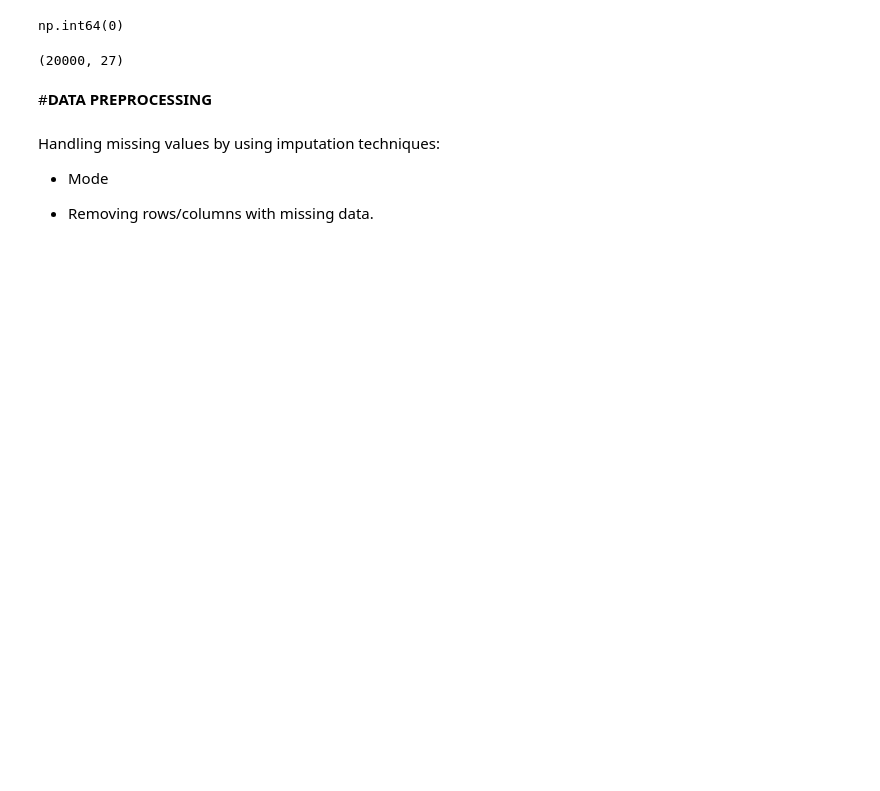
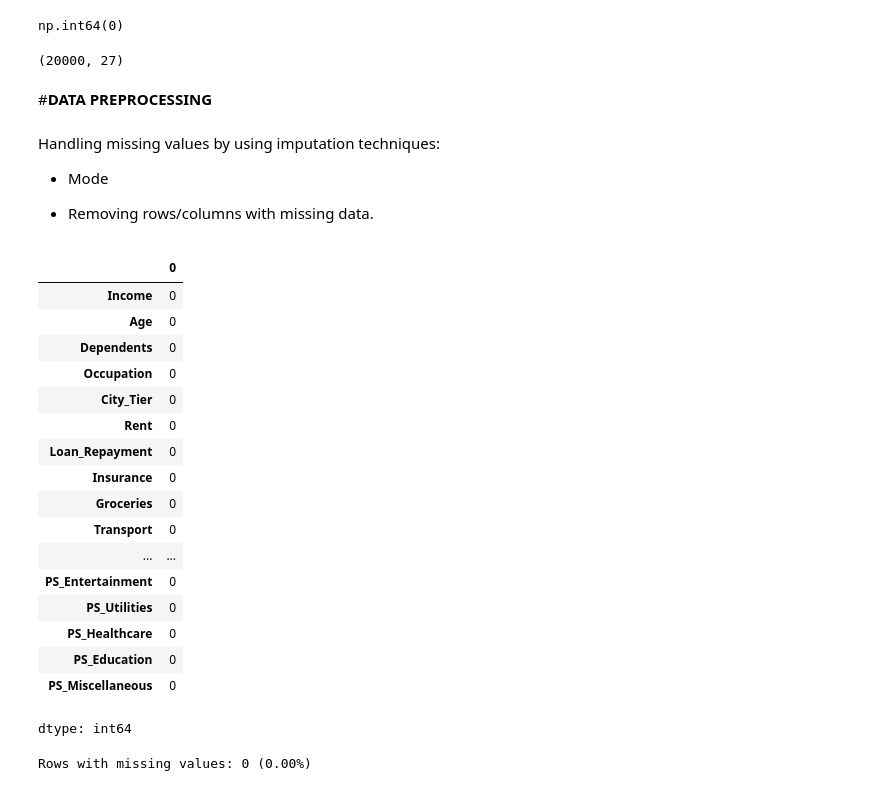
Before and after one commit to Sajuranjith/Indian-Personal-Finance-and-Spending-Habits, a Jupyter notebook: Indian_Personal_Finance_and_Spending_Habits.ipynb, the cells around one changed output. Saved outputs shown, nothing was run; the diff lists cells and outputs as text; code cells hidden in the pictures; blank space fills up the shorter version.

```diff
--- a/Indian_Personal_Finance_and_Spending_Habits.ipynb
+++ b/Indian_Personal_Finance_and_Spending_Habits.ipynb
@@ -187,0 +195,34 @@ df.drop(columns=['2020 Census Tract','Vehicle Location','Base MSRP','DOL Vehicle
+# %%
+df.isnull().sum()
+# %% [output]
+|  | 0 |
+| Income | 0 |
+| Age | 0 |
+| Dependents | 0 |
+| Occupation | 0 |
+| City_Tier | 0 |
+| Rent | 0 |
+| Loan_Repayment | 0 |
+| Insurance | 0 |
+| Groceries | 0 |
+| Transport | 0 |
+| ... | ... |
+| PS_Entertainment | 0 |
+| PS_Utilities | 0 |
+| PS_Healthcare | 0 |
+| PS_Education | 0 |
+| PS_Miscellaneous | 0 |
+dtype: int64
+# %%
+# Total rows with at least one missing value
+missing_rows = df[df.isnull().any(axis=1)].shape[0]
+print(f"Rows with missing values: {missing_rows} ({missing_rows/len(df)*100:.2f}%)")
+
+# Drop them if < 5% of data
+if missing_rows / len(df) < 0.05:
+    df_cleaned = df.dropna()
+else:
+    # Prefer filling
+    df_cleaned = df.fillna(df.median(numeric_only=True))
+# %% [output]
+Rows with missing values: 0 (0.00%)
```
Also changed, not shown: parts of 25 cells of this notebook.
